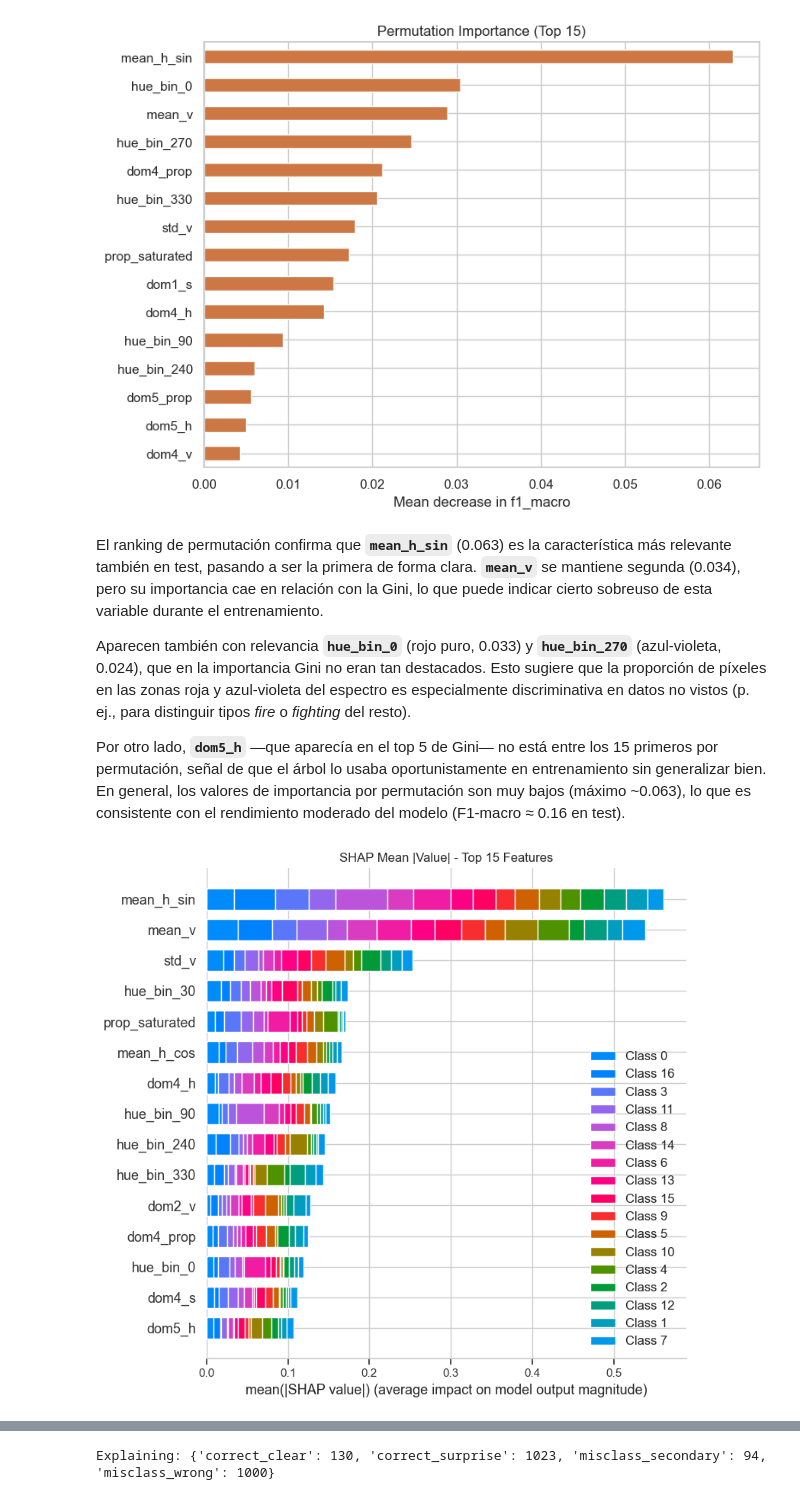
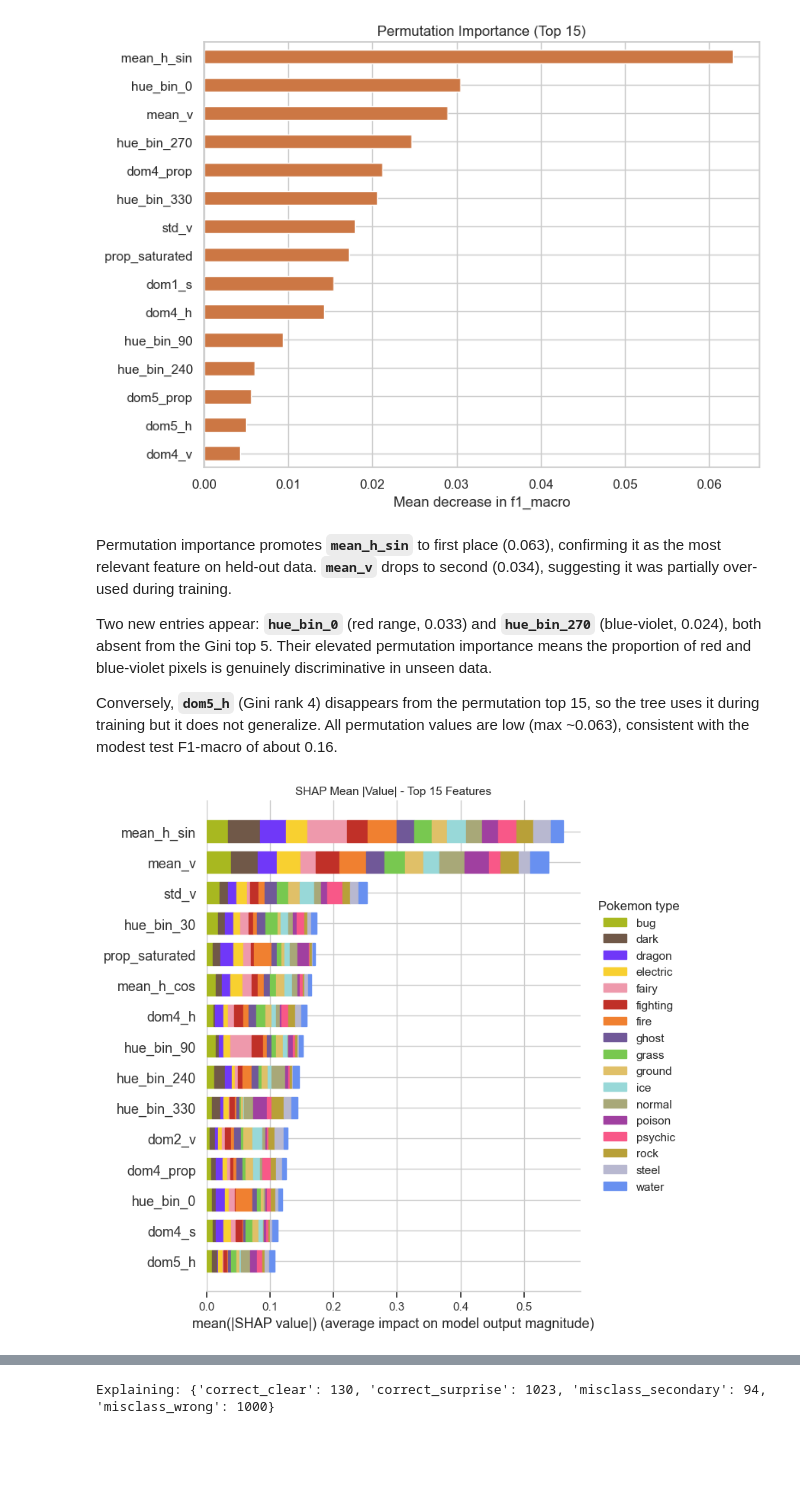
Before and after one commit to JuanDiegoGallego/mlx, a Jupyter notebook: notebooks/1_decision_tree_augmented.ipynb, the cells around one changed output, grey strips where cells are left out. Drawn from its saved outputs; the diff is of its cells as text; code cells hidden in the pictures; blank space fills up the shorter version.

```diff
--- a/notebooks/1_decision_tree_augmented.ipynb
+++ b/notebooks/1_decision_tree_augmented.ipynb
@@ -376,21 +421,57 @@ plt.show()
 # %% [output]
 [figure]
 # %% [markdown]
-El ranking de permutación confirma que **`mean_h_sin`** (0.063) es la característica más relevante también en test, pasando a ser la primera de forma clara. **`mean_v`** se mantiene segunda (0.034), pero su importancia cae en relación con la Gini, lo que puede indicar cierto sobreuso de esta variable durante el entrenamiento.
+Permutation importance promotes **`mean_h_sin`** to first place (0.063), confirming it as the most relevant feature on held-out data. **`mean_v`** drops to second (0.034), suggesting it was partially over-used during training.
 
-Aparecen también con relevancia **`hue_bin_0`** (rojo puro, 0.033) y **`hue_bin_270`** (azul-violeta, 0.024), que en la importancia Gini no eran tan destacados. Esto sugiere que la proporción de píxeles en las zonas roja y azul-violeta del espectro es especialmente discriminativa en datos no vistos (p. ej., para distinguir tipos *fire* o *fighting* del resto).
+Two new entries appear: **`hue_bin_0`** (red range, 0.033) and **`hue_bin_270`** (blue-violet, 0.024), both absent from the Gini top 5. Their elevated permutation importance means the proportion of red and blue-violet pixels is genuinely discriminative in unseen data.
 
-Por otro lado, **`dom5_h`** —que aparecía en el top 5 de Gini— no está entre los 15 primeros por permutación, señal de que el árbol lo usaba oportunistamente en entrenamiento sin generalizar bien. En general, los valores de importancia por permutación son muy bajos (máximo ~0.063), lo que es consistente con el rendimiento moderado del modelo (F1-macro ≈ 0.16 en test).
+Conversely, **`dom5_h`** (Gini rank 4) disappears from the permutation top 15, so the tree uses it during training but it does not generalize. All permutation values are low (max ~0.063), consistent with the modest test F1-macro of about 0.16.
 # %%
 shap_explainer = shap.TreeExplainer(dt)
 shap_values = shap_explainer.shap_values(X_test_scaled)
 
-fig, ax = plt.subplots(figsize=(8, 6))
-shap.summary_plot(shap_values, X_test_scaled, plot_type="bar",
-                  feature_names=feature_cols, show=False, max_display=15)
-plt.title("SHAP Mean |Value| - Top 15 Features")
+fig, ax = plt.subplots(figsize=(15, 10))
+
+
+class_names = [int_to_type[c] for c in dt.classes_]
+class_color = [common.TYPE_COLORS.get(name, "#888888") for name in class_names]
+
+shap.summary_plot(
+    shap_values,
+    X_test_scaled,
+    plot_type="bar",
+    feature_names=feature_cols,
+    class_names=class_names,
+    show=False,
+    max_display=15
+)
+
+ax = plt.gca()
+num_features_shown = len(ax.patches) // len(class_names)
+
+for i, patch in enumerate(ax.patches):
+    class_idx = i // num_features_shown
+    correct_color = class_color[class_idx]
+
+    patch.set_facecolor(correct_color)
+    patch.set_edgecolor(correct_color)
+
+legend_handles = [
+    mpatches.Patch(color=class_color[i], label=class_names[i])
+    for i in range(len(class_names))
+]
+
+ax.legend(
+    handles=legend_handles,
+    loc='center left',
+    bbox_to_anchor=(1.02, 0.5),
+    title="Pokemon type",
+    frameon=False
+)
+
+plt.title("SHAP Mean |Value| - Top 15 Features", fontsize=11)
 plt.tight_layout()
 plt.show()
 # %% [output]
-[figure, old version]
+[figure, new version]
 # %% [markdown]
```
Also changed, not shown: parts of 33 cells of this notebook.
